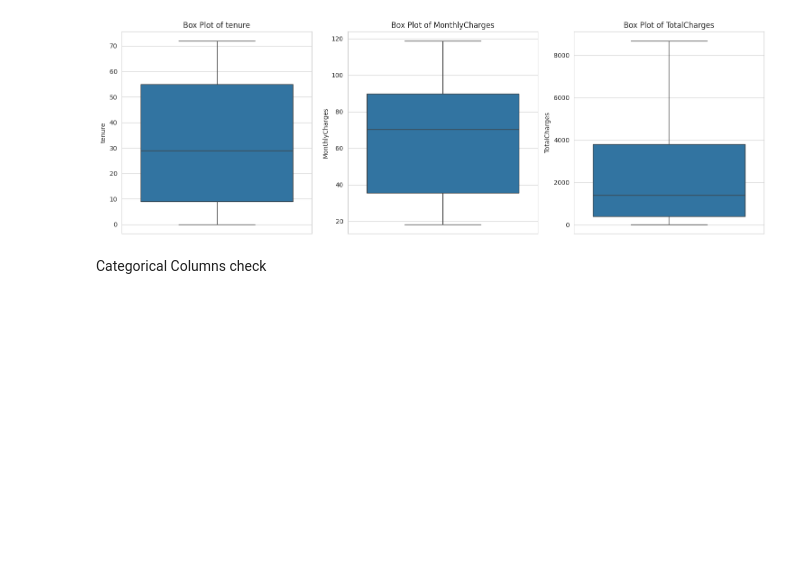
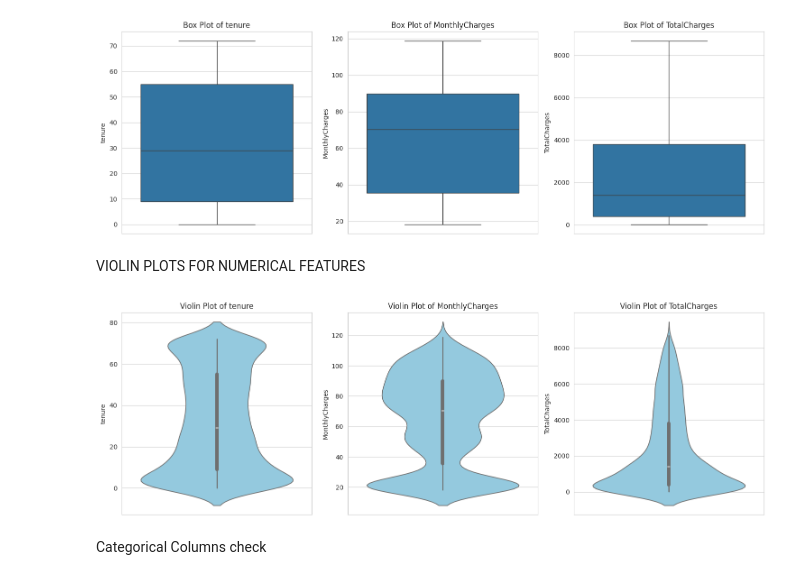
Before and after one commit to sanulisiya/Telco-churn-prediction20231263, a Jupyter notebook: Machine_Learning_Coursework.ipynb, the cells around one changed output. Saved outputs shown, nothing was run; the diff lists cells and outputs as text; code cells hidden in the pictures; blank space fills up the shorter version.

Commit message:
Added violin Plot for Numerical Fearture Visualization

```diff
--- a/Machine_Learning_Coursework.ipynb
+++ b/Machine_Learning_Coursework.ipynb
@@ -198,6 +198,22 @@ plt.tight_layout()
 plt.show()
 # %% [output]
 [figure]
+# %% [markdown]
+VIOLIN PLOTS FOR NUMERICAL FEATURES
+# %%
+num_features = ['tenure', 'MonthlyCharges', 'TotalCharges']
+
+fig, axes = plt.subplots(1, 3, figsize=(15, 5))
+
+for i, feature in enumerate(num_features):
+    sns.violinplot(y=df[feature], ax=axes[i], color='skyblue')  # You can change color as needed
+    axes[i].set_title(f'Violin Plot of {feature}')
+    axes[i].set_ylabel(feature)
+
+plt.tight_layout()
+plt.show()
+# %% [output]
+[figure, added]
 # %% [markdown]
 Categorical Columns check
 # %%
```
